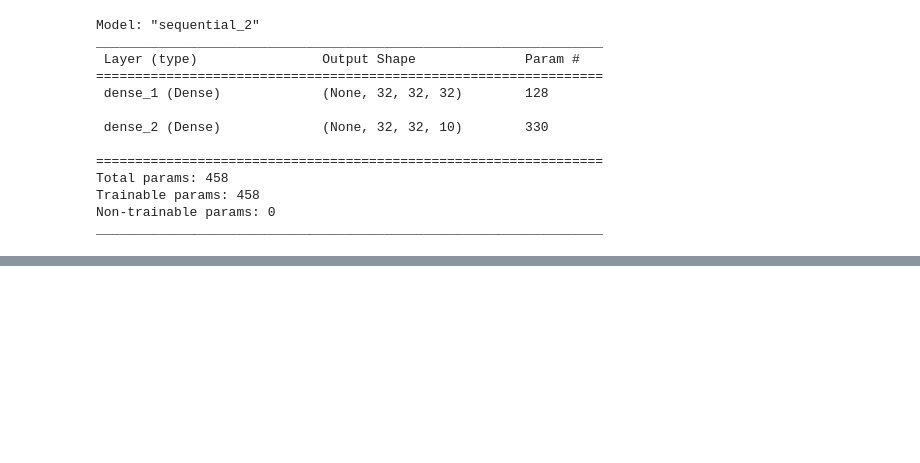
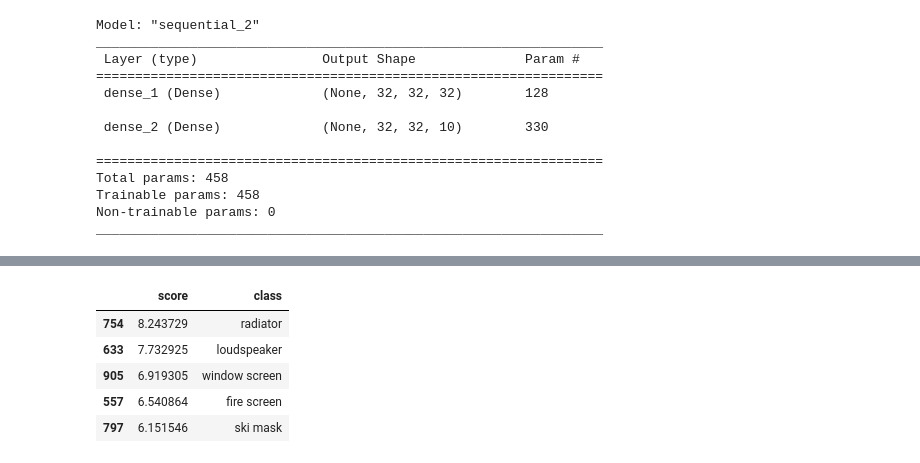
Before and after one commit to faheemirfan/tf_learning, a Jupyter notebook: fourth_week/fourth_week.ipynb, the cells around one changed output, grey strips where cells are left out. Saved outputs shown, nothing was run; the diff lists cells and outputs as text; code cells hidden in the pictures; blank space fills up the shorter version.

```diff
--- a/fourth_week/fourth_week.ipynb
+++ b/fourth_week/fourth_week.ipynb
@@ -164,0 +340,11 @@ model_new_2 = tf.keras.models.model_from_json(json_string)
+# %%
+sorted_df = results.sort_values('score',ascending=False)
+# %%
+sorted_df.head()
+# %% [output]
+|  | score | class |
+| 754 | 8.243729 | radiator |
+| 633 | 7.732925 | loudspeaker |
+| 905 | 6.919305 | window screen |
+| 557 | 6.540864 | fire screen |
+| 797 | 6.151546 | ski mask |
```
Also changed, not shown: parts of 17 cells of this notebook, 9 other files.
